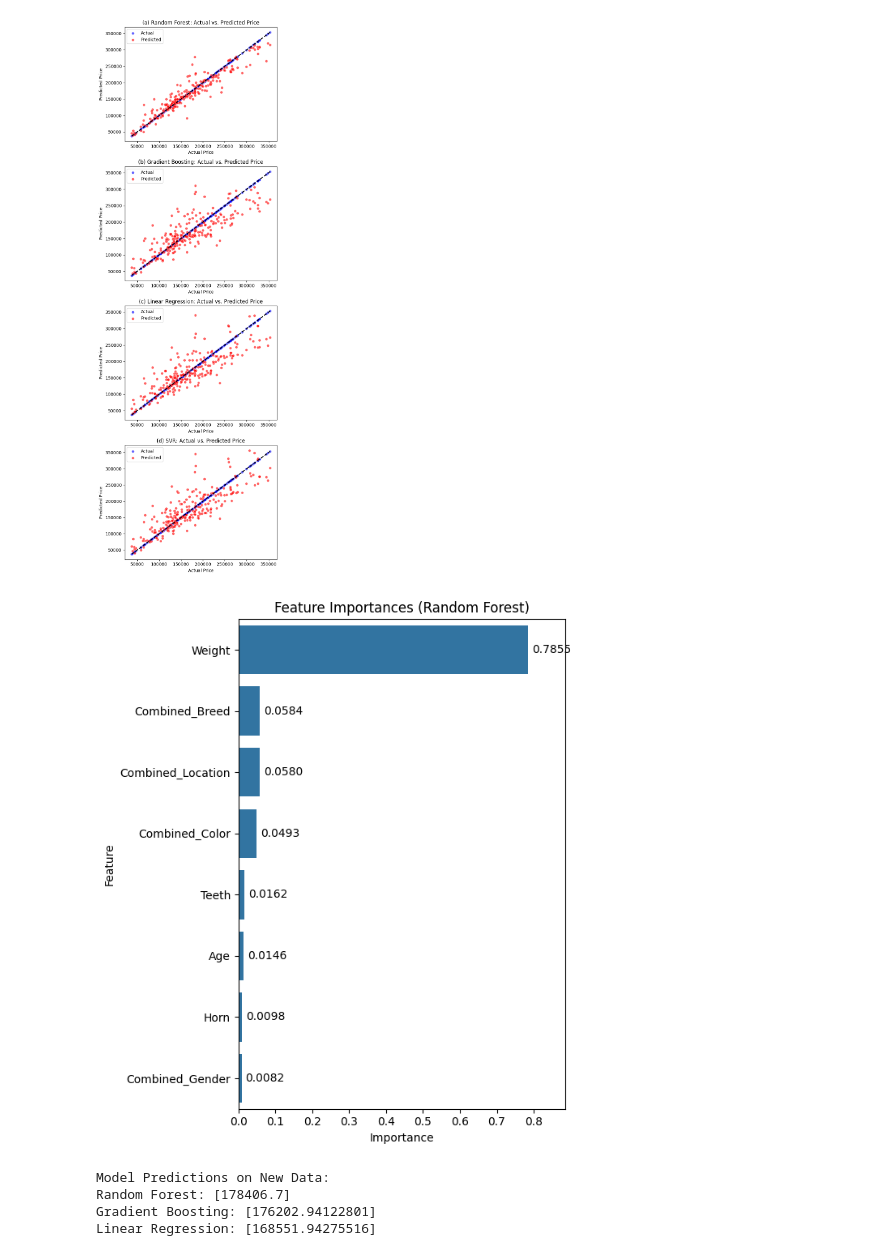
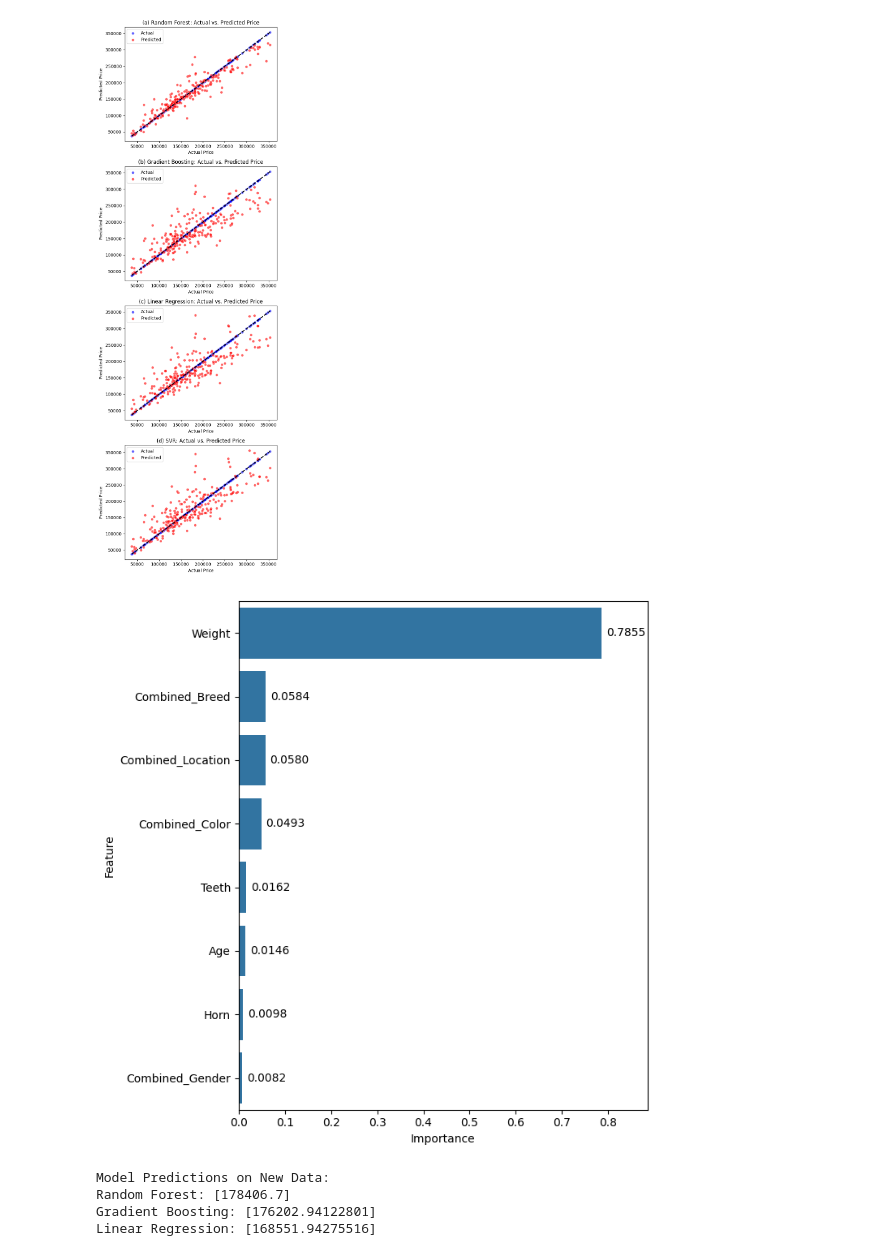
Before and after one commit to Aaban-Saad/CSE445-Qurbani-Cow-Price-Prediction, a Jupyter notebook: Cow_price_prediction.ipynb, the cells around one changed output. Cells and saved outputs as stored; diff of their text form; code cells hidden in the pictures.

```diff
--- a/Cow_price_prediction.ipynb
+++ b/Cow_price_prediction.ipynb
@@ -596,36 +596,37 @@ selected_features_importance = feature_importance_series[['Weight', 'Horn', 'Age
 combined_features_importance = pd.Series({
     'Combined_Color': combined_color_importance,
     'Combined_Breed': combined_breed_importance,
     'Combined_Gender': combined_gender_importance,
     'Combined_Location': combined_location_importance
 })
 
 # Concatenate the selected and combined features and sort
 all_selected_importances = pd.concat([selected_features_importance, combined_features_importance]).sort_values(ascending=False)
 
 
 # Create a bar plot
-plt.figure(figsize=(6, 7))
+plt.figure(figsize=(7, 7))
 ax = sns.barplot(x=all_selected_importances.values, y=all_selected_importances.index)
-plt.title('Feature Importances (Random Forest)')
+# plt.title('Feature Importances (Random Forest)')
 plt.xlabel('Importance')
 plt.ylabel('Feature')
 
 # Add the importance numbers to the bars
 for p in ax.patches:
     width = p.get_width()
     plt.text(width + 0.01, p.get_y() + p.get_height()/2.,
              '{:1.4f}'.format(width),
              ha='left', va='center')
 
 # Adjust x-axis limit to accommodate annotations
 plt.xlim(0, all_selected_importances.max() + 0.1)
 
 
 plt.tight_layout()
+plt.savefig('feature_importances.pdf')
 plt.show()
 # %% [output]
-[figure, old version]
+[figure, new version]
 # %%
 import joblib
 import pandas as pd
```
